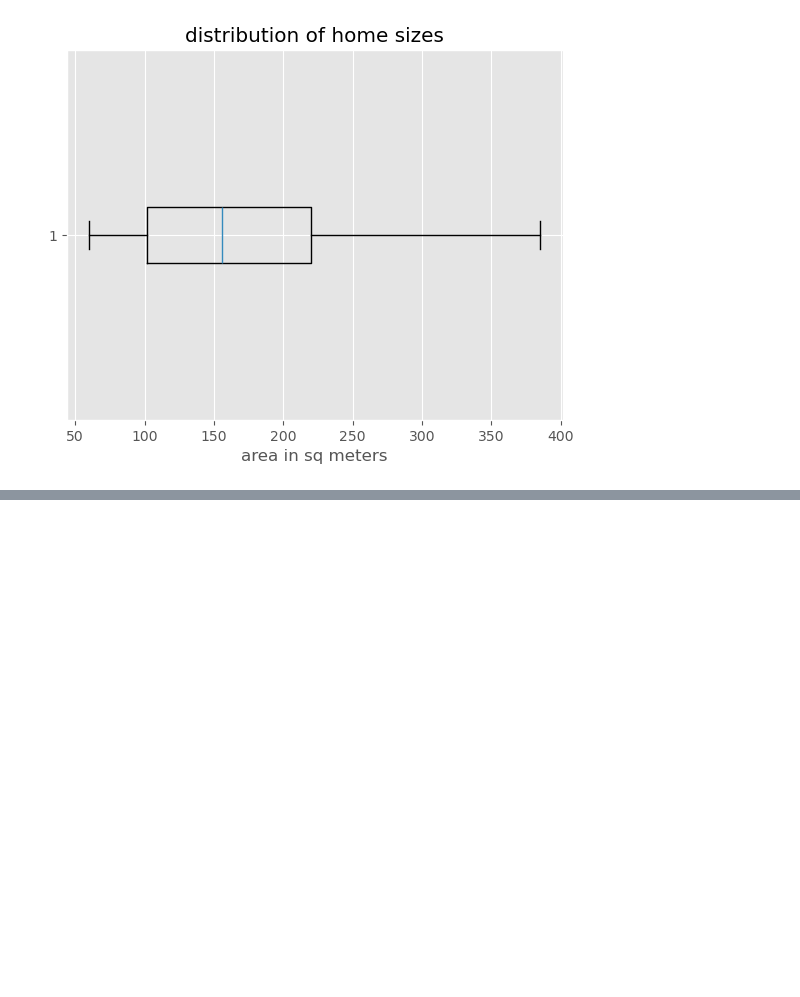
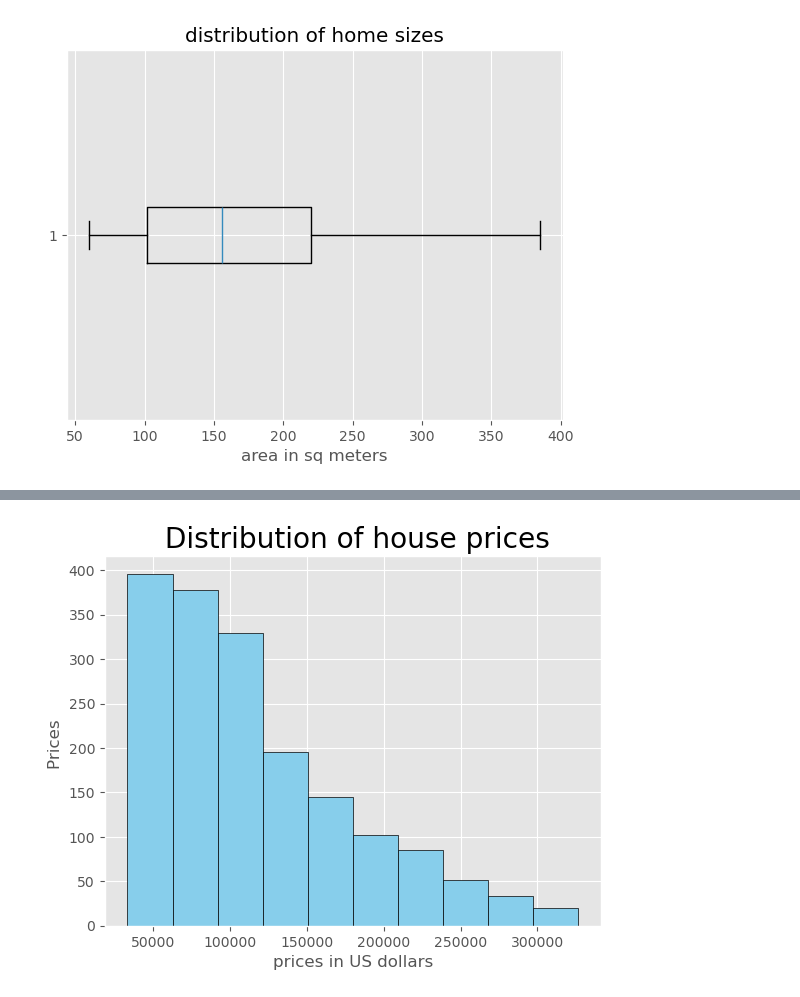
Before and after one commit to SilbaB/Mexico_house_prices, a Jupyter notebook: mexico_housing.ipynb, the cells around one changed output, grey strips where cells are left out. Saved outputs shown, nothing was run; the diff lists cells and outputs as text; code cells hidden in the pictures; blank space fills up the shorter version.

```diff
--- a/mexico_housing.ipynb
+++ b/mexico_housing.ipynb
@@ -100,0 +117,9 @@ plt.show()
+# %%
+plt.hist(data["price_usd"],color="skyblue",edgecolor="black")
+plt.style.use("fivethirtyeight")
+plt.xlabel("prices in US dollars")
+plt.ylabel("Prices ")
+plt.title(" Distribution of house prices")
+plt.show()
+# %% [output]
+[figure, added]
```
Also changed, not shown: parts of 9 cells of this notebook.
